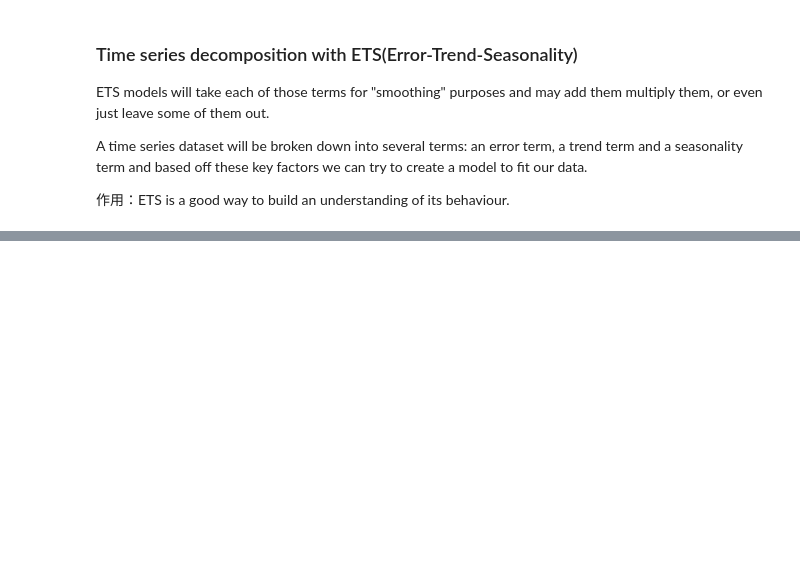
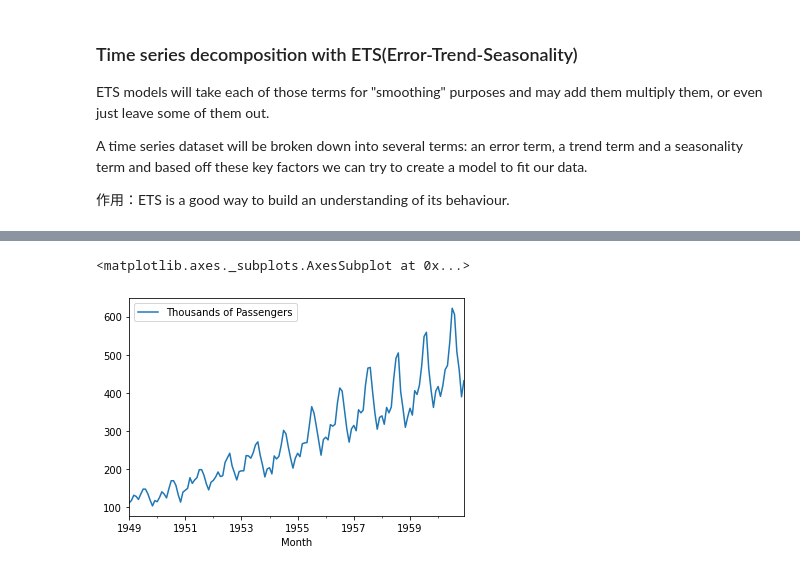
Before and after one commit to Bohaukish/Python-for-Financial-Analysis, a Jupyter notebook: Time Series Analysis/statsmodel.ipynb, the cells around one changed output, grey strips where cells are left out. Saved outputs shown, nothing was run; the diff lists cells and outputs as text; code cells hidden in the pictures; blank space fills up the shorter version.

```diff
--- a/Time Series Analysis/statsmodel.ipynb
+++ b/Time Series Analysis/statsmodel.ipynb
@@ -83,3 +85,6 @@ ETS models will take each of those terms for "smoothing" purposes and may add th
 A time series dataset will be broken down into several terms: an error term, a trend term and a seasonality term and based off these key factors we can try to create a model to fit our data.
 
 作用：ETS is a good way to build an understanding of its behaviour.
+# %%
+airline = pd.read_csv('airline_passengers.csv',index_col="Month") # 注意将日期设置为index
+airline.head()
@@ -85,0 +100,9 @@ A time series dataset will be broken down into several terms: an error term, a t
+# %%
+# Get data in correct format
+airline.dropna(inplace=True)
+airline.index = pd.to_datetime(airline.index)
+
+airline.plot()  # it's seasonal
+# %% [output]
+<matplotlib.axes._subplots.AxesSubplot at 0x...>
+[figure, added]
```
Also changed, not shown: parts of 9 cells of this notebook.
